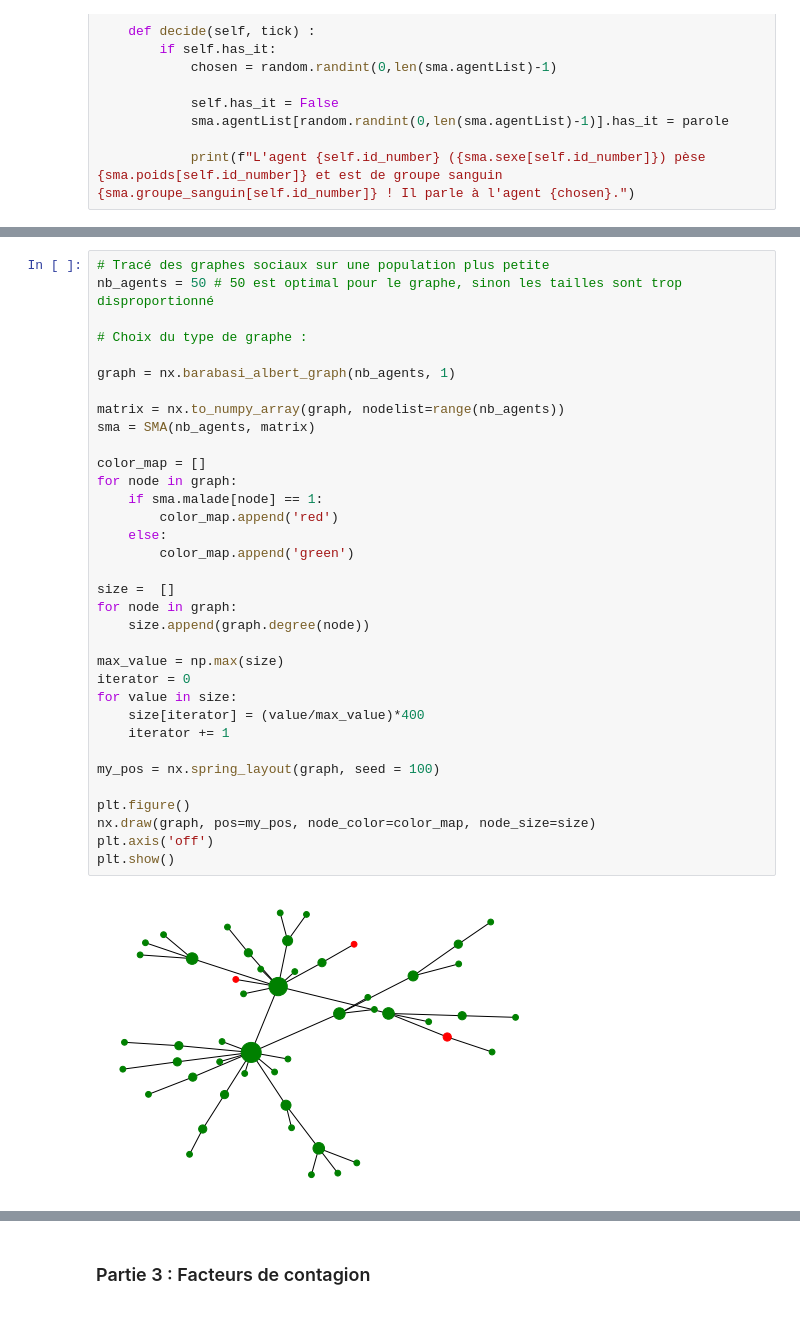
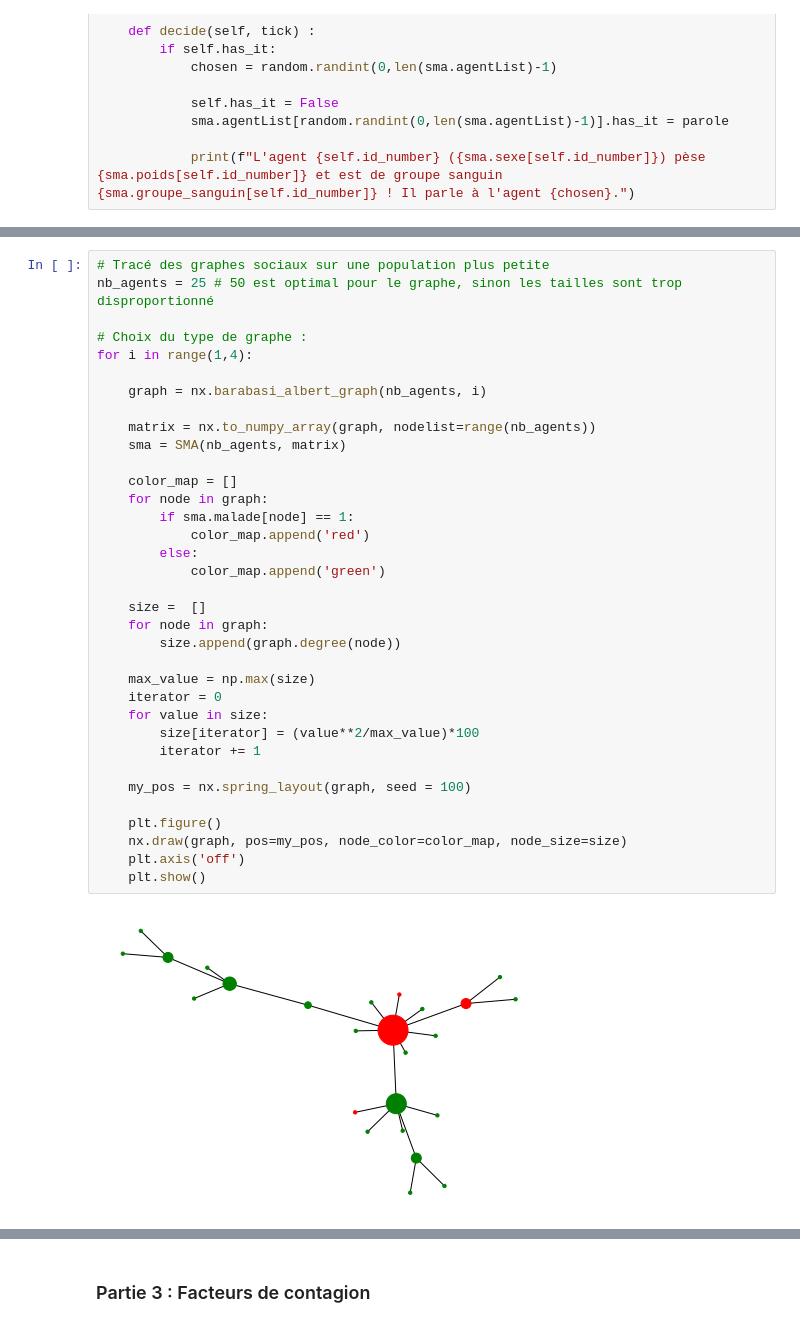
Before and after one commit to cristal-smac/mas_basics, a Jupyter notebook: mas_covid_network.ipynb, the cells around one changed output, grey strips where cells are left out. Cells and saved outputs as stored; diff of their text form.

```diff
--- a/mas_covid_network.ipynb
+++ b/mas_covid_network.ipynb
@@ -323,36 +325,37 @@ Le temps d'exécution est de 1.5658s.
 # %%
 # Tracé des graphes sociaux sur une population plus petite
-nb_agents = 50 # 50 est optimal pour le graphe, sinon les tailles sont trop disproportionné
+nb_agents = 25 # 50 est optimal pour le graphe, sinon les tailles sont trop disproportionné
 
 # Choix du type de graphe :
+for i in range(1,4):
 
-graph = nx.barabasi_albert_graph(nb_agents, 1)
+    graph = nx.barabasi_albert_graph(nb_agents, i)
 
-matrix = nx.to_numpy_array(graph, nodelist=range(nb_agents))
-sma = SMA(nb_agents, matrix)
+    matrix = nx.to_numpy_array(graph, nodelist=range(nb_agents))
+    sma = SMA(nb_agents, matrix)
 
-color_map = []
-for node in graph:
-    if sma.malade[node] == 1:
-        color_map.append('red')
-    else:
-        color_map.append('green')
+    color_map = []
+    for node in graph:
+        if sma.malade[node] == 1:
+            color_map.append('red')
+        else:
+            color_map.append('green')
 
-size =  []
-for node in graph:
-    size.append(graph.degree(node))
+    size =  []
+    for node in graph:
+        size.append(graph.degree(node))
 
-max_value = np.max(size)
-iterator = 0
-for value in size:
-    size[iterator] = (value/max_value)*400
-    iterator += 1
+    max_value = np.max(size)
+    iterator = 0
+    for value in size:
+        size[iterator] = (value**2/max_value)*100
+        iterator += 1
 
-my_pos = nx.spring_layout(graph, seed = 100)
+    my_pos = nx.spring_layout(graph, seed = 100)
 
-plt.figure()
-nx.draw(graph, pos=my_pos, node_color=color_map, node_size=size)
-plt.axis('off')
-plt.show()
+    plt.figure()
+    nx.draw(graph, pos=my_pos, node_color=color_map, node_size=size)
+    plt.axis('off')
+    plt.show()
 # %% [output]
-[figure, old version]
+[figure, new version]
```
Also changed, not shown: parts of 15 cells of this notebook.
